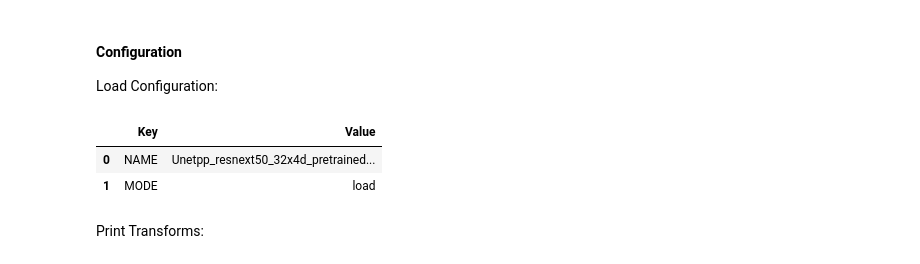
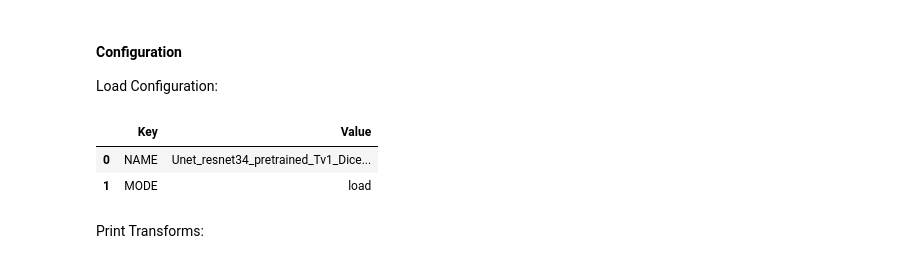
Before and after one commit to Jonathm126/CataractIrisSegmentation_SMP, a Jupyter notebook: train_model.ipynb, the cells around one changed output. Saved outputs shown, nothing was run; the diff lists cells and outputs as text; code cells hidden in the pictures.

```diff
--- a/train_model.ipynb
+++ b/train_model.ipynb
@@ -30,12 +27,12 @@ os.environ['TORCH_HOME'] = 'models/torch'
 #### Configuration
 Load Configuration:
 # %%
-config_name = "Unetpp_resnext50_32x4d_load.json"
+config_name = "Unet_resnet34_load.json"
 paths, config = my_utils.load_configs(config_name, 'paths_pc.json') # select paths file
 from models.transforms import data_transforms_v1 as data_transforms # select the correct transform!
 # %% [output]
 |  | Key | Value |
-| 0 | NAME | Unetpp_resnext50_32x4d_pretrained... |
+| 0 | NAME | Unet_resnet34_pretrained_Tv1_Dice... |
 | 1 | MODE | load |
 # %% [markdown]
 Print Transforms:
```
Also changed, not shown: parts of 8 cells of this notebook.
